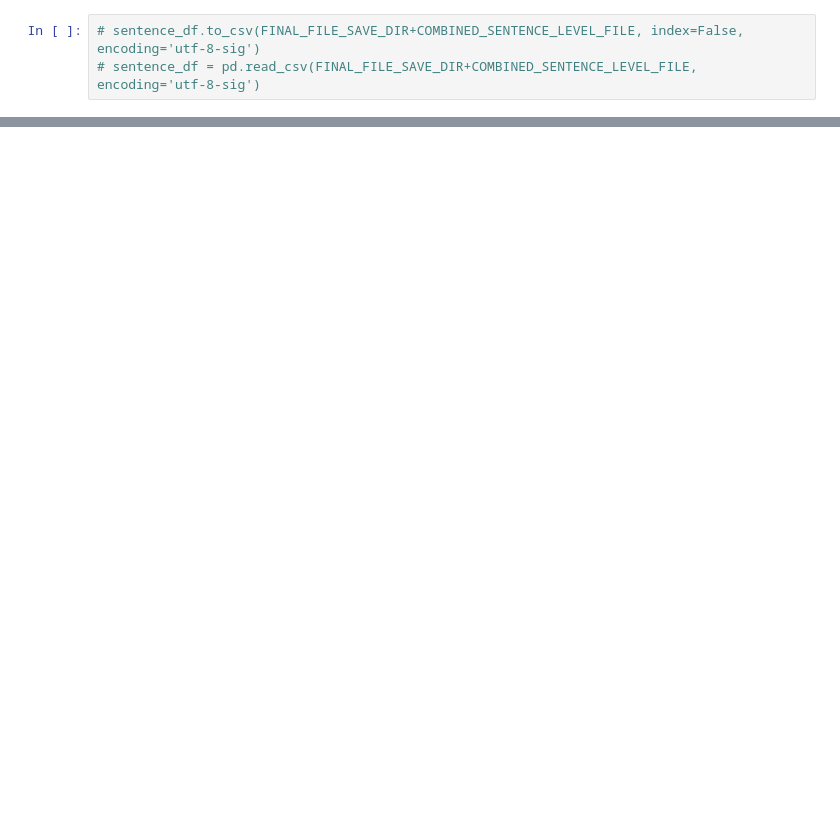
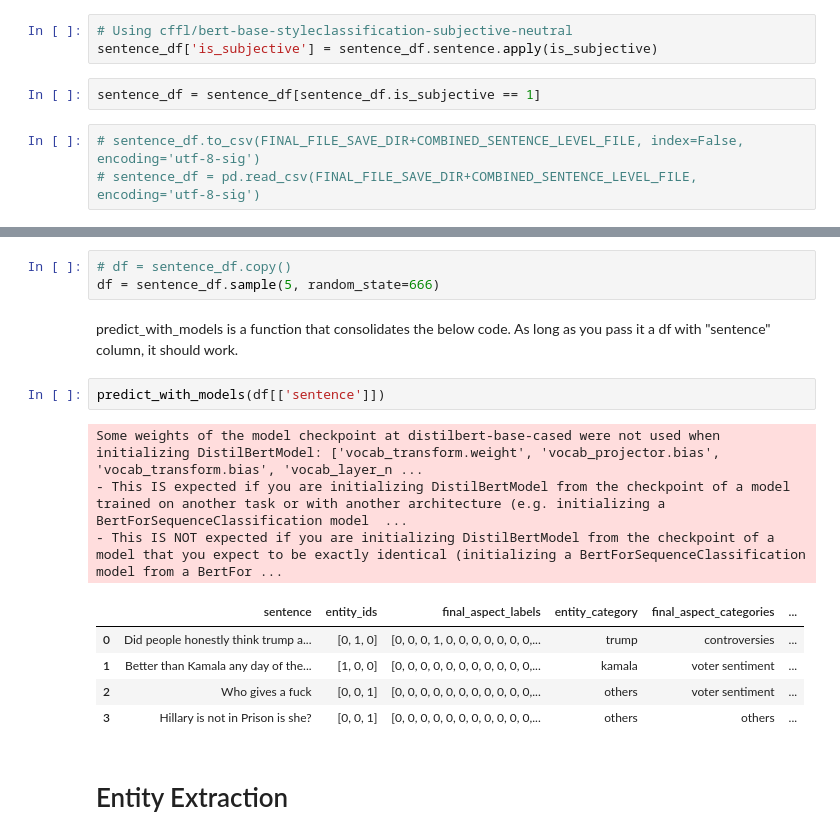
Before and after one commit to destonedbob/nusiss-project-presidential-absa-system, a Jupyter notebook: main.ipynb, the cells around one changed output, grey strips where cells are left out. Drawn from its saved outputs; the diff is of its cells as text; blank space fills up the shorter version.

```diff
--- a/main.ipynb
+++ b/main.ipynb
@@ -110,3 +132,8 @@ sentence_df.head()
+# %%
+# Using cffl/bert-base-styleclassification-subjective-neutral
+sentence_df['is_subjective'] = sentence_df.sentence.apply(is_subjective)
+# %%
+sentence_df = sentence_df[sentence_df.is_subjective == 1]
 # %%
 # sentence_df.to_csv(FINAL_FILE_SAVE_DIR+COMBINED_SENTENCE_LEVEL_FILE, index=False, encoding='utf-8-sig')
 # sentence_df = pd.read_csv(FINAL_FILE_SAVE_DIR+COMBINED_SENTENCE_LEVEL_FILE, encoding='utf-8-sig')
@@ -112,0 +142,18 @@ sentence_df.head()
+# %%
+# df = sentence_df.copy()
+df = sentence_df.sample(5, random_state=666)
+# %% [markdown]
+predict_with_models is a function that consolidates the below code. As long as you pass it a df with "sentence" column, it should work.
+# %%
+predict_with_models(df[['sentence']])
+# %% [output]
+Some weights of the model checkpoint at distilbert-base-cased were not used when initializing DistilBertModel: ['vocab_transform.weight', 'vocab_projector.bias', 'vocab_transform.bias', 'vocab_layer_n ...
+- This IS expected if you are initializing DistilBertModel from the checkpoint of a model trained on another task or with another architecture (e.g. initializing a BertForSequenceClassification model  ...
+- This IS NOT expected if you are initializing DistilBertModel from the checkpoint of a model that you expect to be exactly identical (initializing a BertForSequenceClassification model from a BertFor ...
+|  | sentence | entity_ids | final_aspect_labels | entity_category | final_aspect_categories | ... |
+| 0 | Did people honestly think trump a... | [0, 1, 0] | [0, 0, 0, 1, 0, 0, 0, 0, 0, 0, 0,... | trump | controversies | ... |
+| 1 | Better than Kamala any day of the... | [1, 0, 0] | [0, 0, 0, 0, 0, 0, 0, 0, 0, 0, 0,... | kamala | voter sentiment | ... |
+| 2 | Who gives a fuck | [0, 0, 1] | [0, 0, 0, 0, 0, 0, 0, 0, 0, 0, 0,... | others | voter sentiment | ... |
+| 3 | Hillary is not in Prison is she? | [0, 0, 1] | [0, 0, 0, 0, 0, 0, 0, 0, 0, 0, 0,... | others | others | ... |
+# %% [markdown]
+# Entity Extraction
```
Also changed, not shown: parts of 41 cells of this notebook, 18 other files.
